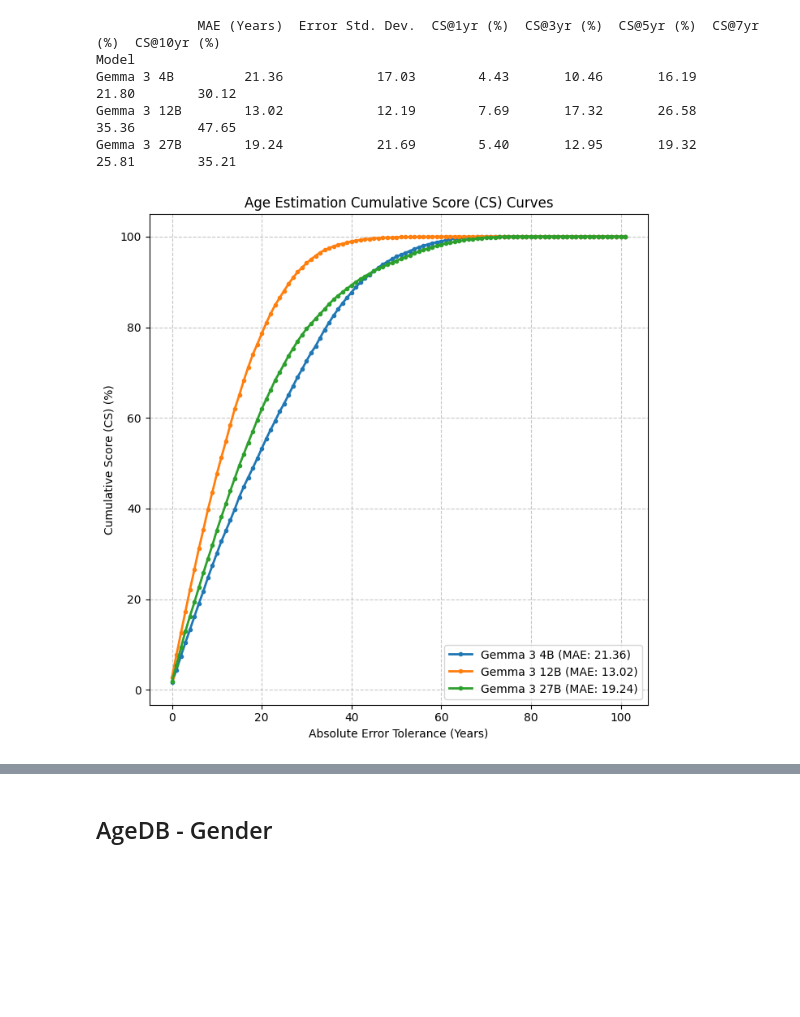
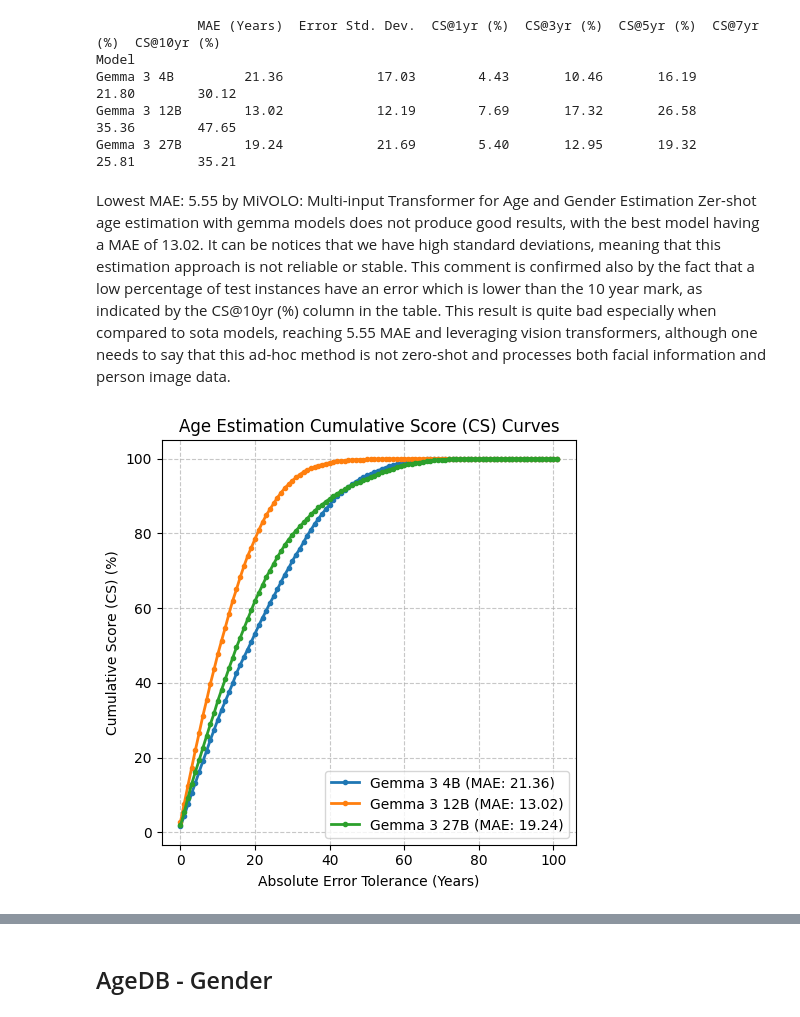
Before and after one commit to sergiopicascia/vlm4biometrics, a Jupyter notebook: results_analysis.ipynb, the cells around one changed output, grey strips where cells are left out. Saved outputs shown, nothing was run; the diff lists cells and outputs as text; code cells hidden in the pictures; blank space fills up the shorter version.

```diff
--- a/results_analysis.ipynb
+++ b/results_analysis.ipynb
@@ -156,27 +162,30 @@ Model
 Gemma 3 4B         21.36            17.03        4.43       10.46       16.19       21.80        30.12
 Gemma 3 12B        13.02            12.19        7.69       17.32       26.58       35.36        47.65
 Gemma 3 27B        19.24            21.69        5.40       12.95       19.32       25.81        35.21
+# %% [markdown]
+Lowest MAE: 5.55 by MiVOLO: Multi-input Transformer for Age and Gender Estimation
+Zer-shot age estimation with gemma models does not produce good results, with the best model having a MAE of 13.02. It can be notices that we have high standard deviations, meaning that this estimation approach is not reliable or stable. This comment is confirmed also by the fact that a low percentage of test instances have an error which is lower than the 10 year mark, as indicated by the CS@10yr (%) column in the table. This result is quite bad especially when compared to sota models, reaching 5.55 MAE and leveraging vision transformers, although one needs to say that this ad-hoc method is not zero-shot and processes both facial information and person image data.
 # %%
-plt.figure(figsize=(7, 7))
+plt.figure(figsize=(5, 5))
 max_error_tolerance_plot = 101 # Max error tolerance to plot on x-axis
 error_tolerances = np.arange(0, max_error_tolerance_plot + 1)
 
 for model_name, age_metrics in agedb_age_metrics.items():
     raw_errors = np.abs(np.array(age_metrics["errors"]))
 
     cs_curve_values = []
     for tol in error_tolerances:
         cs_curve_values.append(np.mean(raw_errors <= tol) * 100)
     plt.plot(error_tolerances, cs_curve_values, marker='.', linestyle='-', lw=2, label=f'{model_names[model_name]} (MAE: {age_metrics.get("mae", 0):.2f})')
 
 plt.xlabel('Absolute Error Tolerance (Years)')
 plt.ylabel('Cumulative Score (CS) (%)')
 plt.title('Age Estimation Cumulative Score (CS) Curves')
 plt.yticks(np.arange(0, max_error_tolerance_plot, 10))
 plt.yticks(np.arange(0, 101, 20))
 plt.legend(loc="lower right")
 plt.grid(True, linestyle='--', alpha=0.7)
 plt.tight_layout()
 plt.show()
 # %% [output]
-[figure, old version]
+[figure, new version]
```
Also changed, not shown: parts of 19 cells of this notebook.
